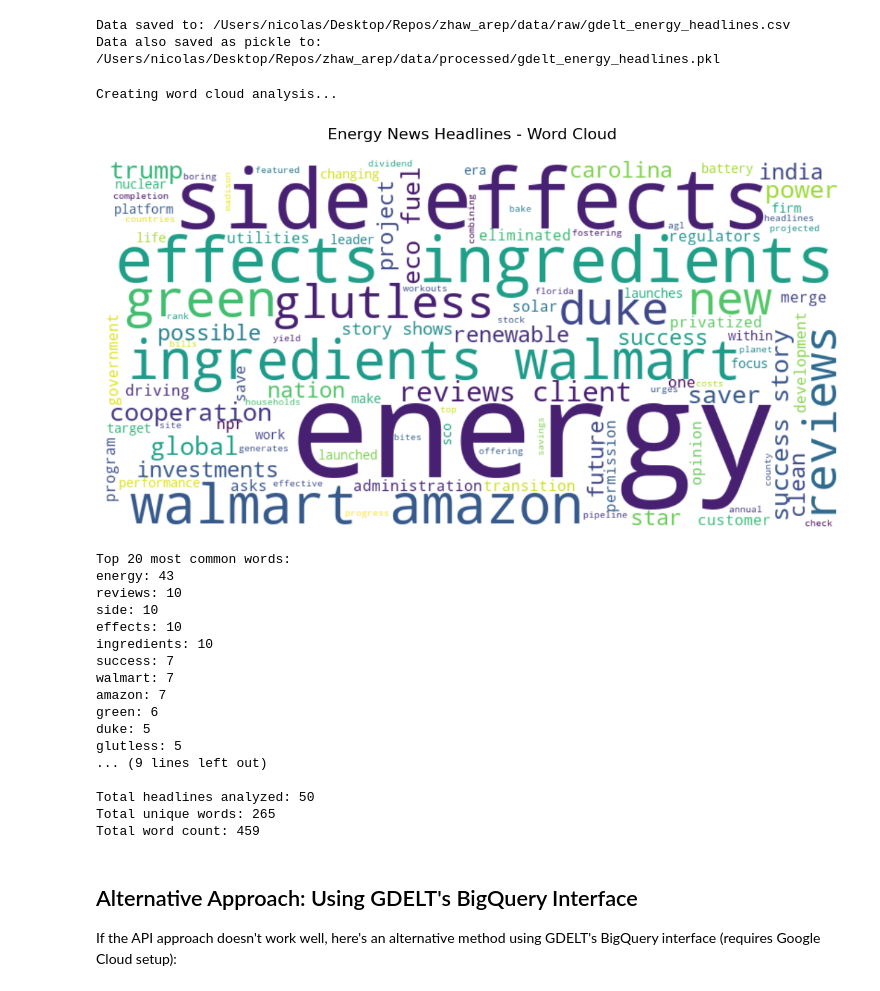
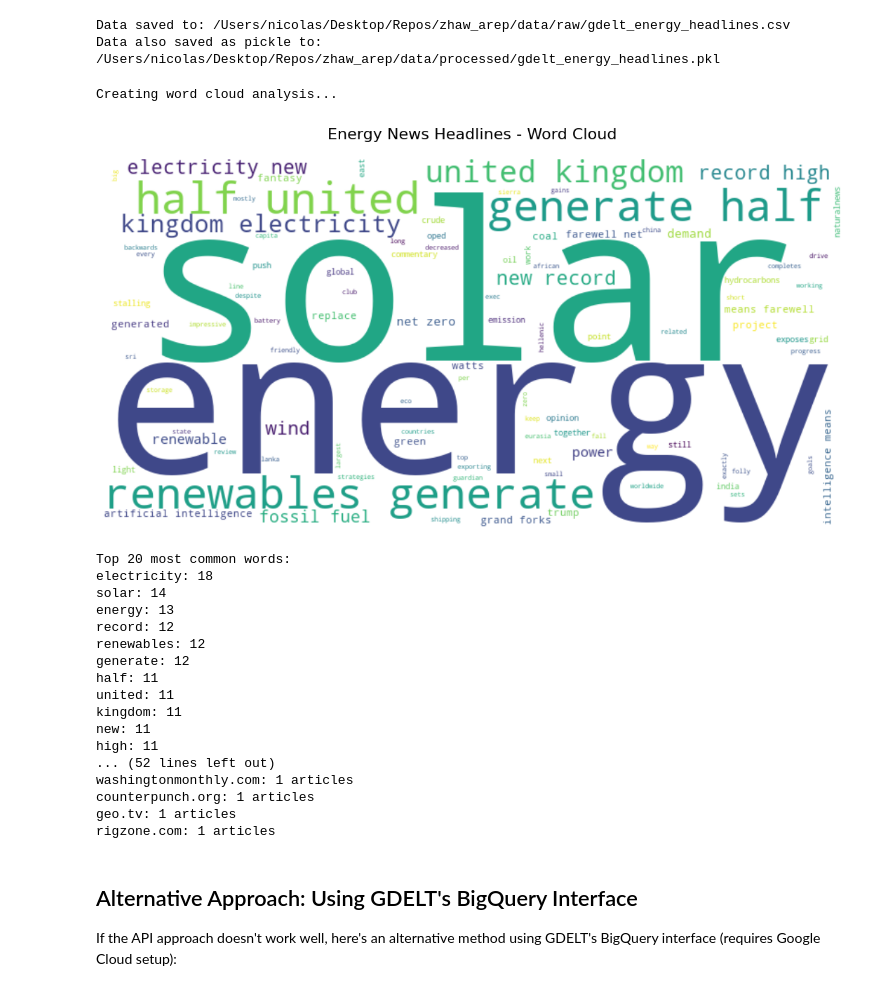
Before and after one commit to TheDeGen/ZHAW_Research_Project, a Jupyter notebook: notebooks/05_gdelt_test.ipynb, the cells around one changed output. Cells and saved outputs as stored; diff of their text form; code cells hidden in the pictures.

```diff
--- a/notebooks/05_gdelt_test.ipynb
+++ b/notebooks/05_gdelt_test.ipynb
@@ -13,12 +13,11 @@ from datetime import datetime, timedelta
 import time
 import re
 # %%
-def fetch_simple_news(query="energy", max_records=50):
+def fetch_energy_news(max_records=50):
     """
-    Simple function to fetch news headlines from GDELT
+    Fetch energy-related news headlines from specific sources
 
     Parameters:
-    - query: Search query (default: "energy")
     - max_records: Maximum number of records to fetch (default: 50)
 
     Returns:
@@ -28,15 +27,17 @@ def fetch_simple_news(query="energy", max_records=50):
     # GDELT API endpoint
     base_url = "https://api.gdeltproject.org/api/v2/doc/doc"
 
-    # Query parameters with English language filter
+    # Query parameters for energy topics from all English sources
+    energy_query = "(energy OR oil OR \"natural gas\" OR coal OR petroleum OR crude OR renewable OR solar OR wind OR nuclear OR electricity OR power OR fuel)"
+
     params = {
-        'query': f'{query} sourcelang:english',
+        'query': f'{energy_query} sourcelang:english',
         'mode': 'artlist',
         'maxrecords': max_records,
         'format': 'json'
     }
 
-    print(f"Fetching {max_records} headlines about '{query}'...")
+    print(f"Fetching {max_records} energy-related headlines from all English sources...")
 
     try:
         # Make API request
@@ -90,11 +91,11 @@ def fetch_simple_news(query="energy", max_records=50):
         print(f"Unexpected error: {e}")
         return pd.DataFrame()
 # %%
-# Fetch 50 headlines about energy
-headlines = fetch_simple_news(query="energy", max_records=50)
+# Fetch 50 energy-related headlines from specific sources
+headlines = fetch_energy_news(max_records=200)
 
 # Display basic information about the fetched data
-print(f"\nFetched {len(headlines)} headlines about energy")
+print(f"\nFetched {len(headlines)} energy-related headlines from all English sources")
 
 # Show the data
 if not headlines.empty:
@@ -281,32 +330,39 @@ def create_wordcloud_analysis(df, title="Word Cloud Analysis"):
 # %%
 # Create word cloud analysis
 if not headlines.empty:
     print("Creating word cloud analysis...")
     word_counts = create_wordcloud_analysis(headlines, "Energy News Headlines - Word Cloud")
 
     # Additional analysis
     print(f"\nTotal headlines analyzed: {len(headlines)}")
     print(f"Total unique words: {len(word_counts)}")
     print(f"Total word count: {sum(word_counts.values())}")
+
+    # Show source breakdown if available
+    if 'domain' in headlines.columns:
+        print(f"\nSource breakdown:")
+        source_counts = headlines['domain'].value_counts()
+        for source, count in source_counts.items():
+            print(f"{source}: {count} articles")
 else:
     print("No headlines available for word cloud analysis")
 # %% [output]
 Creating word cloud analysis...
-[figure, old version]
+[figure, new version]
 Top 20 most common words:
-energy: 43
-reviews: 10
-side: 10
-effects: 10
-ingredients: 10
-success: 7
-walmart: 7
-amazon: 7
-green: 6
-duke: 5
-glutless: 5
-... (9 lines left out)
-
-Total headlines analyzed: 50
-Total unique words: 265
-Total word count: 459
+electricity: 18
+solar: 14
+energy: 13
+record: 12
+renewables: 12
+generate: 12
+half: 11
+united: 11
+kingdom: 11
+new: 11
+high: 11
+... (52 lines left out)
+washingtonmonthly.com: 1 articles
+counterpunch.org: 1 articles
+geo.tv: 1 articles
+rigzone.com: 1 articles
```
Also changed, not shown: parts of 4 cells of this notebook, 2 other files.
